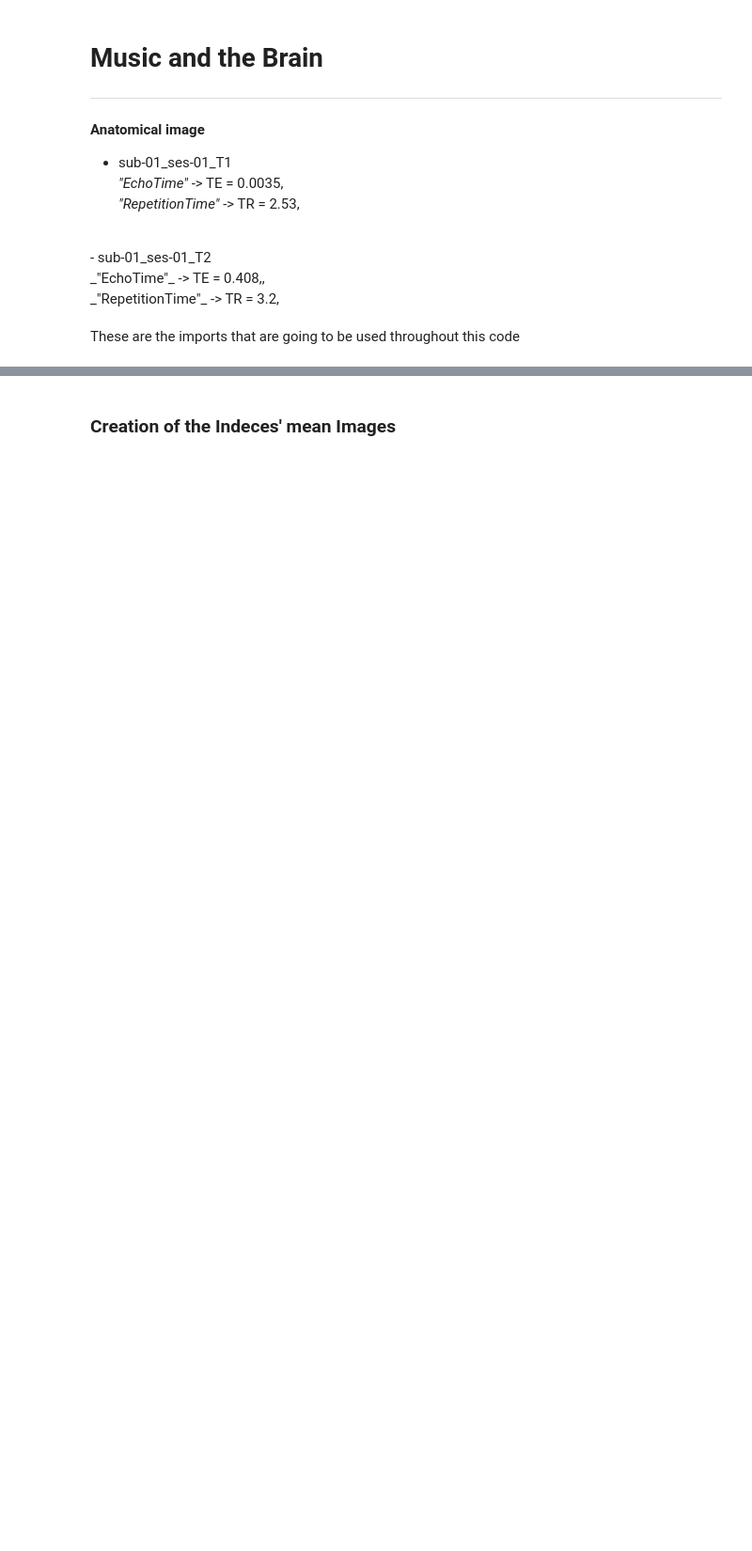
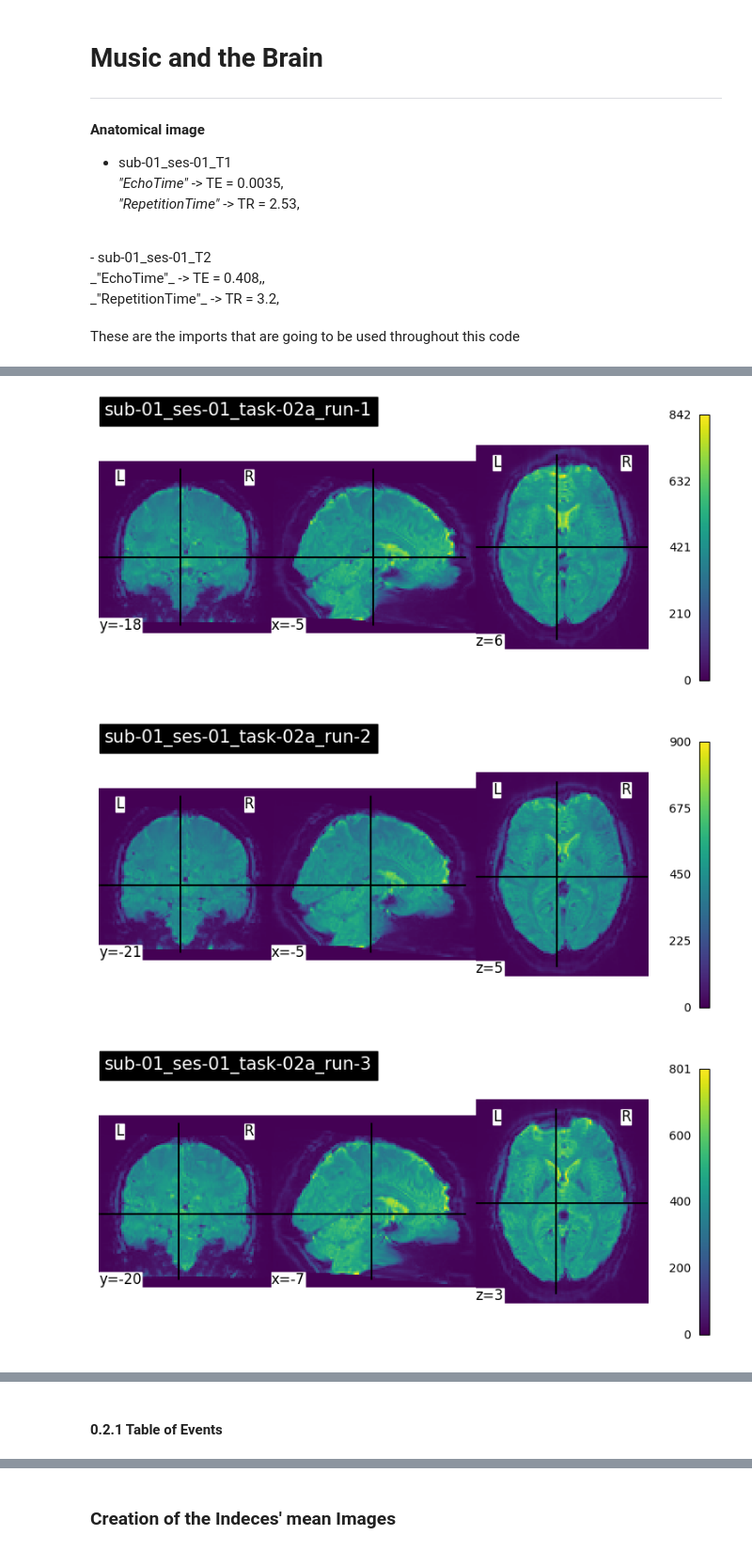
Before and after one commit to GalhardoCorreia/MusicBrainNetwork, a Jupyter notebook: classifier-test.ipynb, the cells around one changed output, grey strips where cells are left out. Shown at 94% size. Saved outputs shown, nothing was run; the diff lists cells and outputs as text; code cells hidden in the pictures; blank space fills up the shorter version.

```diff
--- a/classifier-test.ipynb
+++ b/classifier-test.ipynb
@@ -324,0 +94,29 @@ dict_keys([0, 1, 2, 3, 4, 5, 6, 7, 8, 9, 10, 11, 12, 13, 14, 15, 16, 17, 18, 19,
+# %%
+mean_fmri_imgs = {}
+
+import gc
+
+for i, (key, file_path) in enumerate(subject01_runs.items(), start=1):
+    # Carregar a imagem funcional
+    func_image = image.load_img(os.path.join(Directory_func, file_path))
+
+    # Extrair informações da imagem para o título
+    image_info = '_'.join(os.path.basename(file_path).split('_')[:4])  # Extrai as primeiras 4 partes do nome do arquivo
+
+    # Calcular a imagem média
+    mean_fmri_img = mean_img(func_image)
+
+    # Armazenar a imagem média no dicionário
+    mean_fmri_imgs[key] = mean_fmri_img
+
+    # Plotar a imagem média
+    plot_img(mean_fmri_imgs[key], title=image_info, colorbar=True, cbar_tick_format="%i")
+
+    # Limpar variáveis para liberar memória
+    del func_image
+    del mean_fmri_img
+    gc.collect()  # Forçar coleta de lixo para liberar memória
+# %% [output]
+[figure, added]
+[figure, added]
+[figure, added]
@@ -324,0 +124,2 @@ dict_keys([0, 1, 2, 3, 4, 5, 6, 7, 8, 9, 10, 11, 12, 13, 14, 15, 16, 17, 18, 19,
+# %% [markdown]
+#### 0.2.1 Table of Events
```
Also changed, not shown: parts of 71 cells of this notebook, 10 other files.
